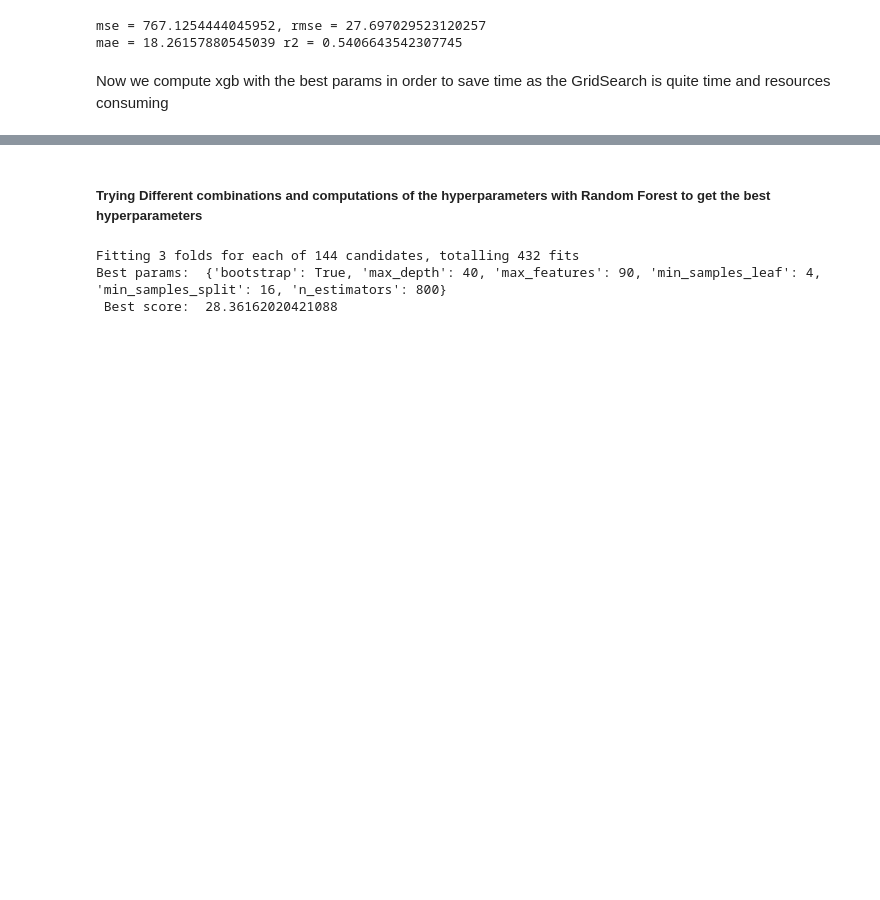
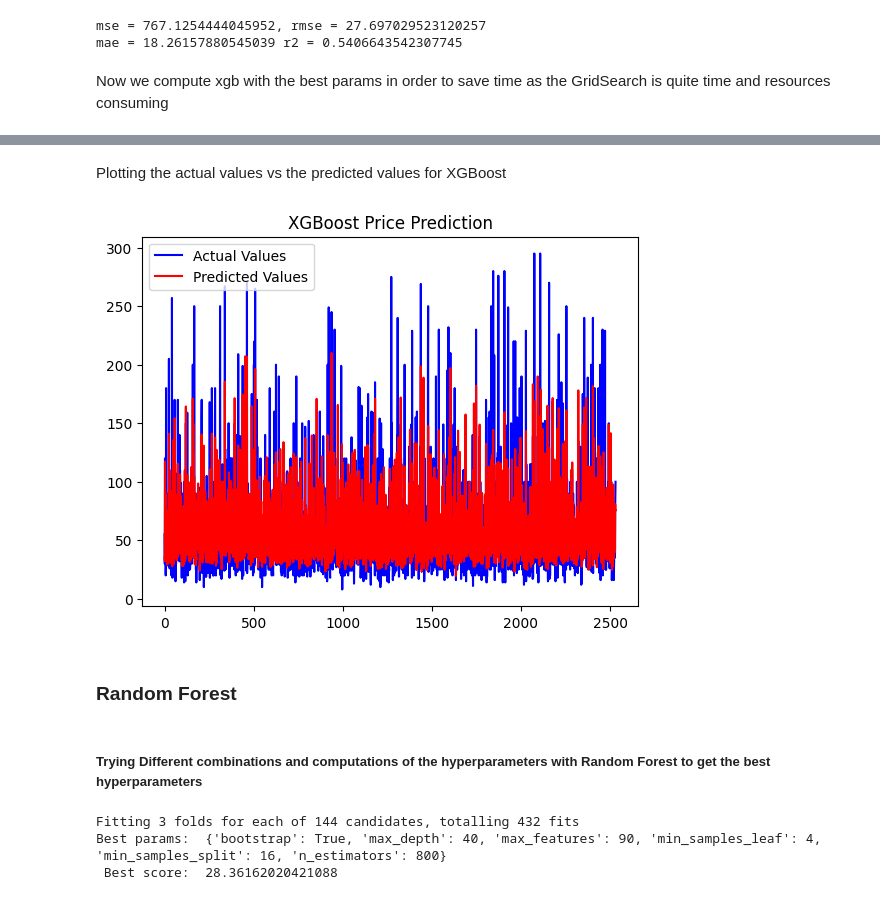
Before and after one commit to PierreKLN/ML---AirBnbBerlin, a Jupyter notebook: Models_ML.ipynb, the cells around one changed output, grey strips where cells are left out. Saved outputs shown, nothing was run; the diff lists cells and outputs as text; code cells hidden in the pictures; blank space fills up the shorter version.

```diff
--- a/Models_ML.ipynb
+++ b/Models_ML.ipynb
@@ -135,3 +172,11 @@ mae = 18.26157880545039 r2 = 0.5406643542307745
+# %% [markdown]
+Plotting the actual values vs the predicted values for XGBoost
+# %%
+plotGraph(y_test, y_pred_xg_reg, "XGBoost Price Prediction")
+# %% [output]
+[figure, added]
+# %% [markdown]
+### Random Forest
 # %% [markdown]
 ##### Trying Different combinations and computations of the hyperparameters with Random Forest to get the best hyperparameters
 # %%
```
Also changed, not shown: parts of 18 cells of this notebook.
